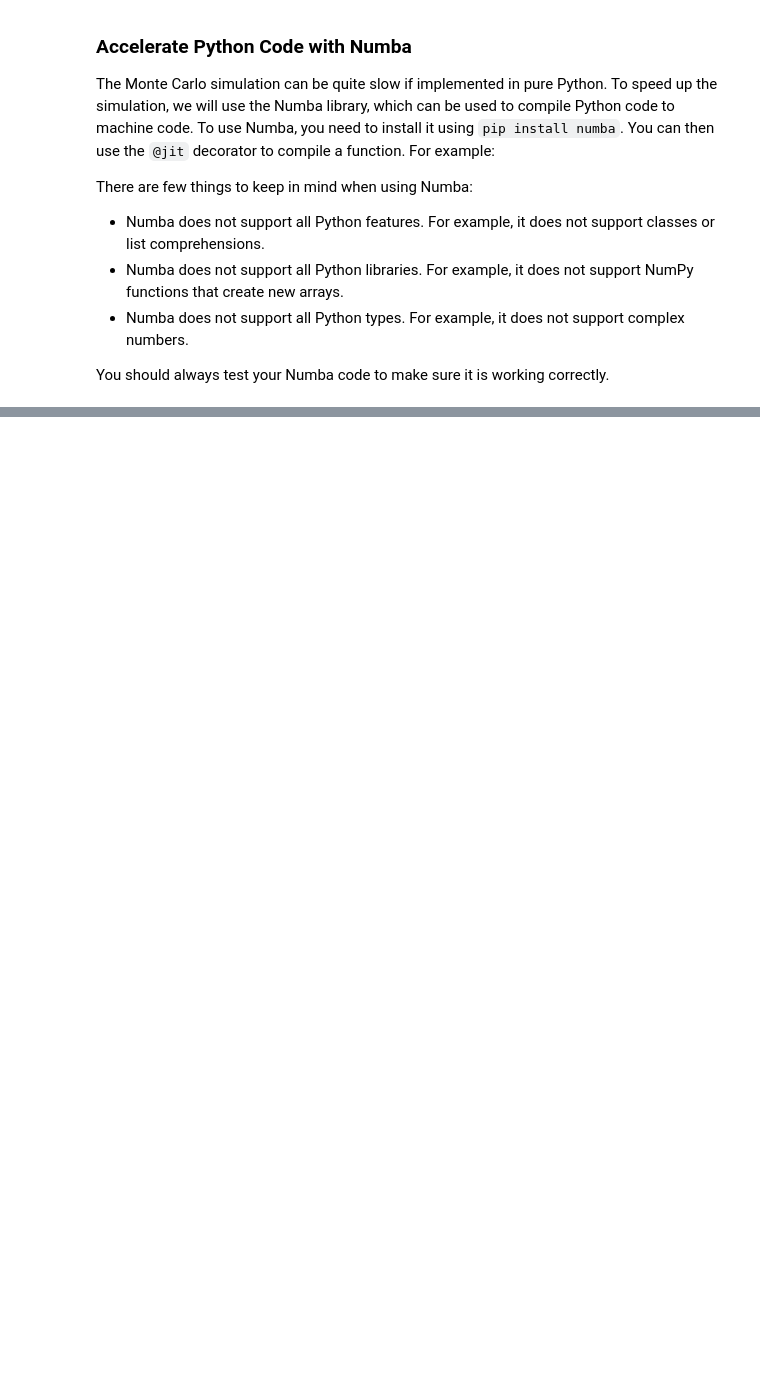
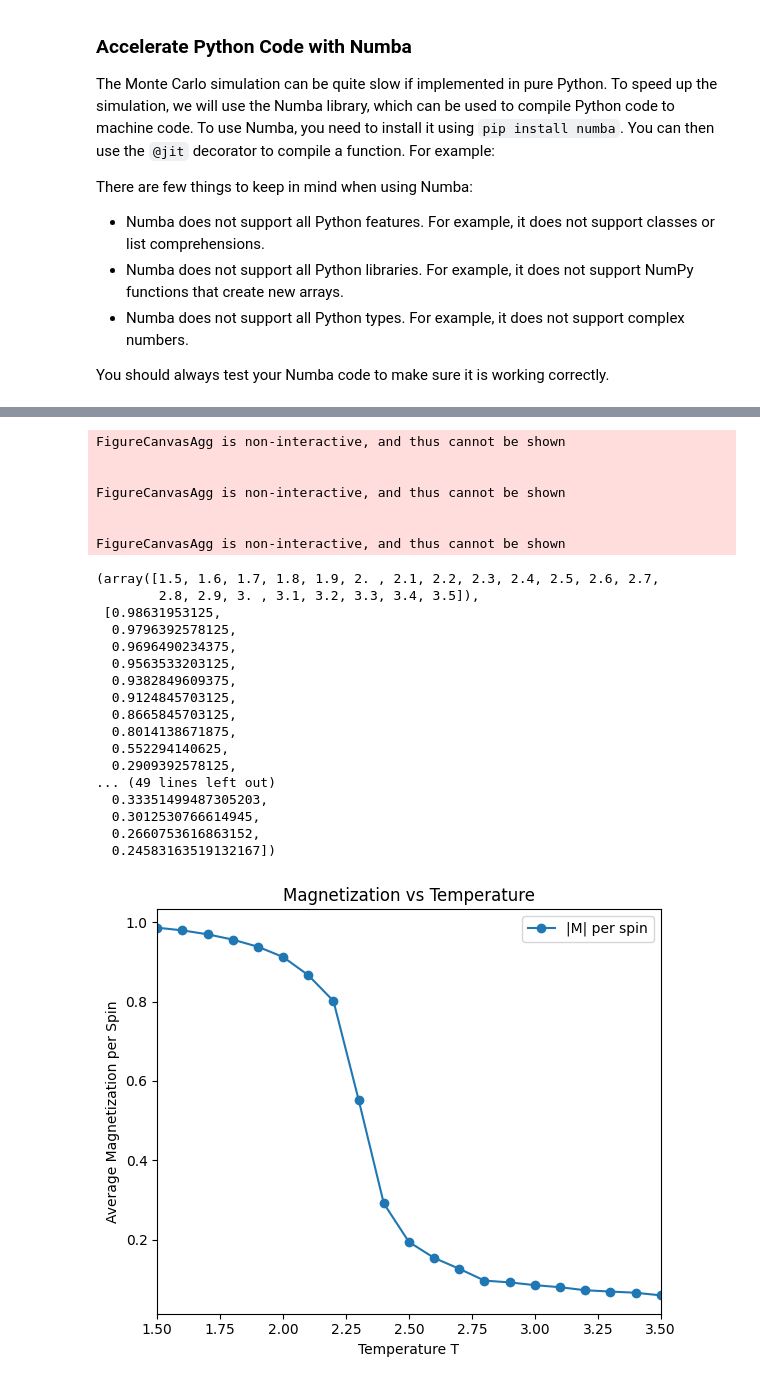
Before and after one commit to deng-group/MLE4217_5219_book, a Jupyter notebook: models_and_theories_II/md_mc.ipynb, the cells around one changed output, grey strips where cells are left out. Cells and saved outputs as stored; diff of their text form; code cells hidden in the pictures; blank space fills up the shorter version.

```diff
--- a/models_and_theories_II/md_mc.ipynb
+++ b/models_and_theories_II/md_mc.ipynb
@@ -633,0 +596,5 @@ run_ising_simulation(N=32, n_equil=1000, n_steps=10000)
+# %%
+# For full simulation with temperature sweep
+temps = np.linspace(1.5, 3.5, 21)
+run_ising_simulation(N=32, n_equil=1000, n_steps=10000, J=1, temps=temps)
+# %% [output]
@@ -633,0 +618,25 @@ run_ising_simulation(N=32, n_equil=1000, n_steps=10000)
+FigureCanvasAgg is non-interactive, and thus cannot be shown
+
+
+FigureCanvasAgg is non-interactive, and thus cannot be shown
+
+
+FigureCanvasAgg is non-interactive, and thus cannot be shown
+(array([1.5, 1.6, 1.7, 1.8, 1.9, 2. , 2.1, 2.2, 2.3, 2.4, 2.5, 2.6, 2.7,
+        2.8, 2.9, 3. , 3.1, 3.2, 3.3, 3.4, 3.5]),
+ [0.98631953125,
+  0.9796392578125,
+  0.9696490234375,
+  0.9563533203125,
+  0.9382849609375,
+  0.9124845703125,
+  0.8665845703125,
+  0.8014138671875,
+  0.552294140625,
+  0.2909392578125,
+... (49 lines left out)
+  0.33351499487305203,
+  0.3012530766614945,
+  0.2660753616863152,
+  0.24583163519132167])
+[figure, added]
```
Also changed, not shown: parts of 17 cells of this notebook.
